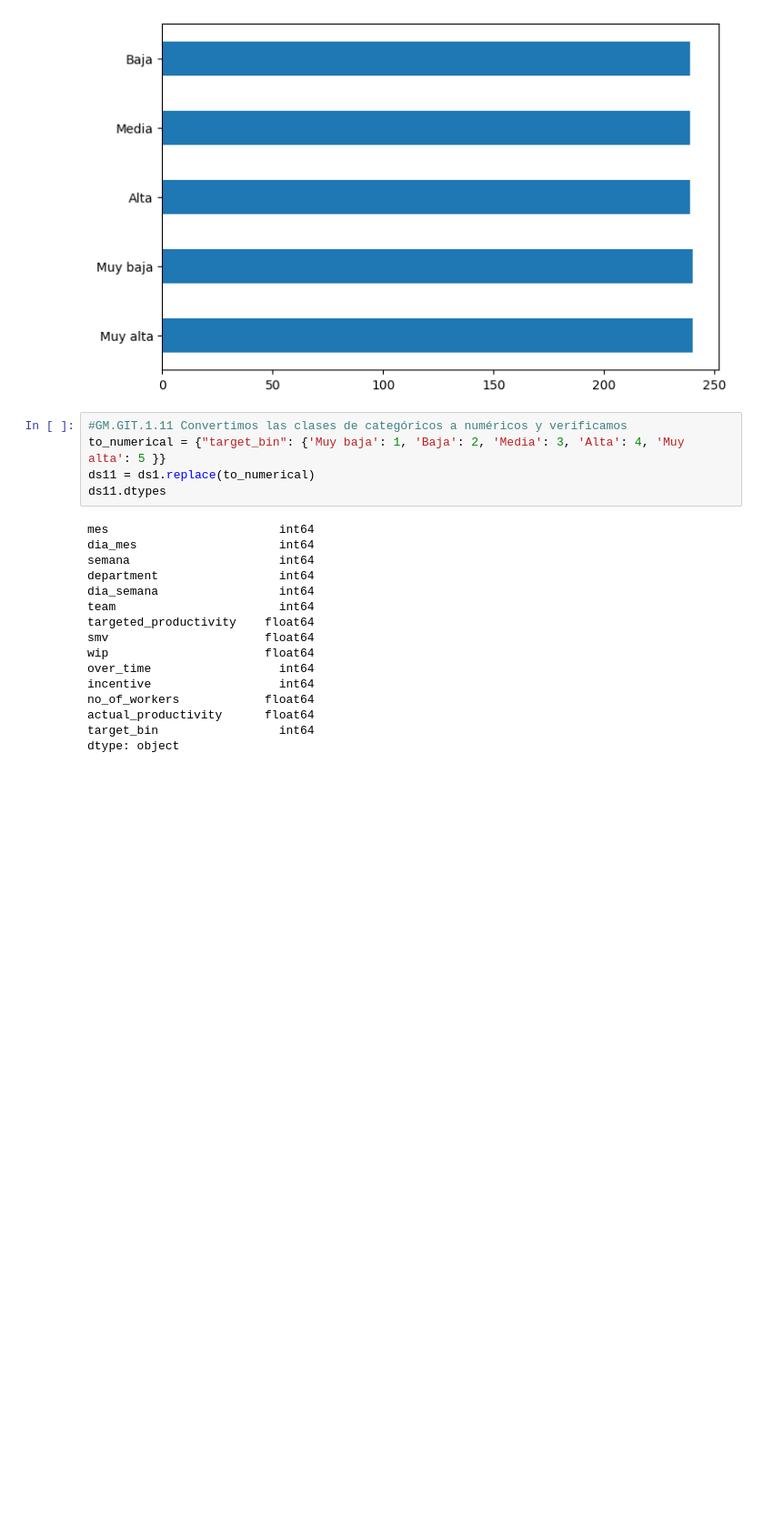
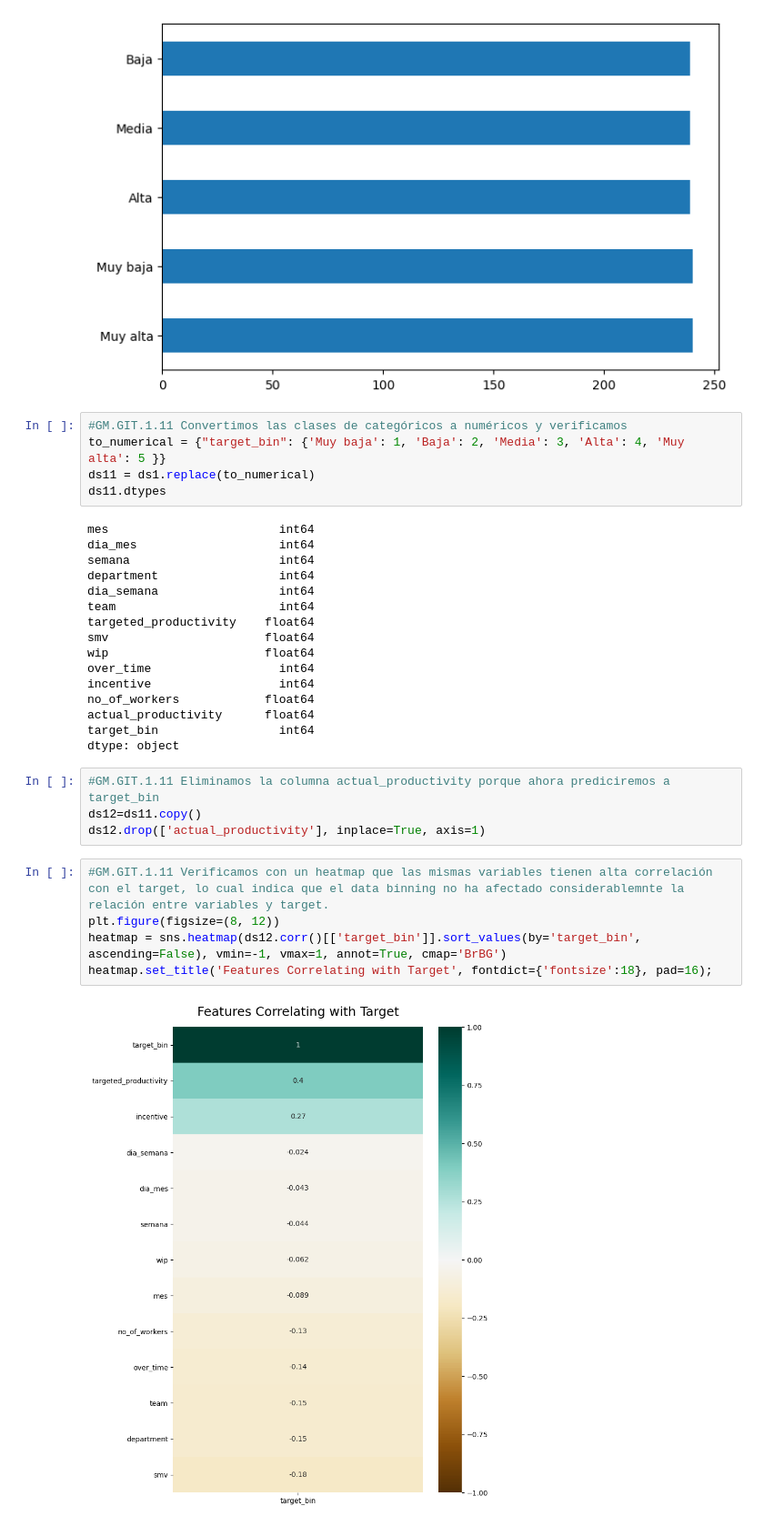
Before and after one commit to darwinpadilla/Grupo_Productivity_Prediction, a Jupyter notebook: Grupo_Productivity_Prediction.ipynb, the cells around one changed output. Shown at 91% size. Drawn from its saved outputs; the diff is of its cells as text; blank space fills up the shorter version.

```diff
--- a/Grupo_Productivity_Prediction.ipynb
+++ b/Grupo_Productivity_Prediction.ipynb
@@ -1063,3 +1063,14 @@ no_of_workers            float64
 actual_productivity      float64
 target_bin                 int64
 dtype: object
+# %%
+#GM.GIT.1.11 Eliminamos la columna actual_productivity porque ahora prediciremos a target_bin
+ds12=ds11.copy()
+ds12.drop(['actual_productivity'], inplace=True, axis=1)
+# %%
+#GM.GIT.1.11 Verificamos con un heatmap que las mismas variables tienen alta correlación con el target, lo cual indica que el data binning no ha afectado considerablemnte la relación entre variables y target.
+plt.figure(figsize=(8, 12))
+heatmap = sns.heatmap(ds12.corr()[['target_bin']].sort_values(by='target_bin', ascending=False), vmin=-1, vmax=1, annot=True, cmap='BrBG')
+heatmap.set_title('Features Correlating with Target', fontdict={'fontsize':18}, pad=16);
+# %% [output]
+[figure, added]
```
